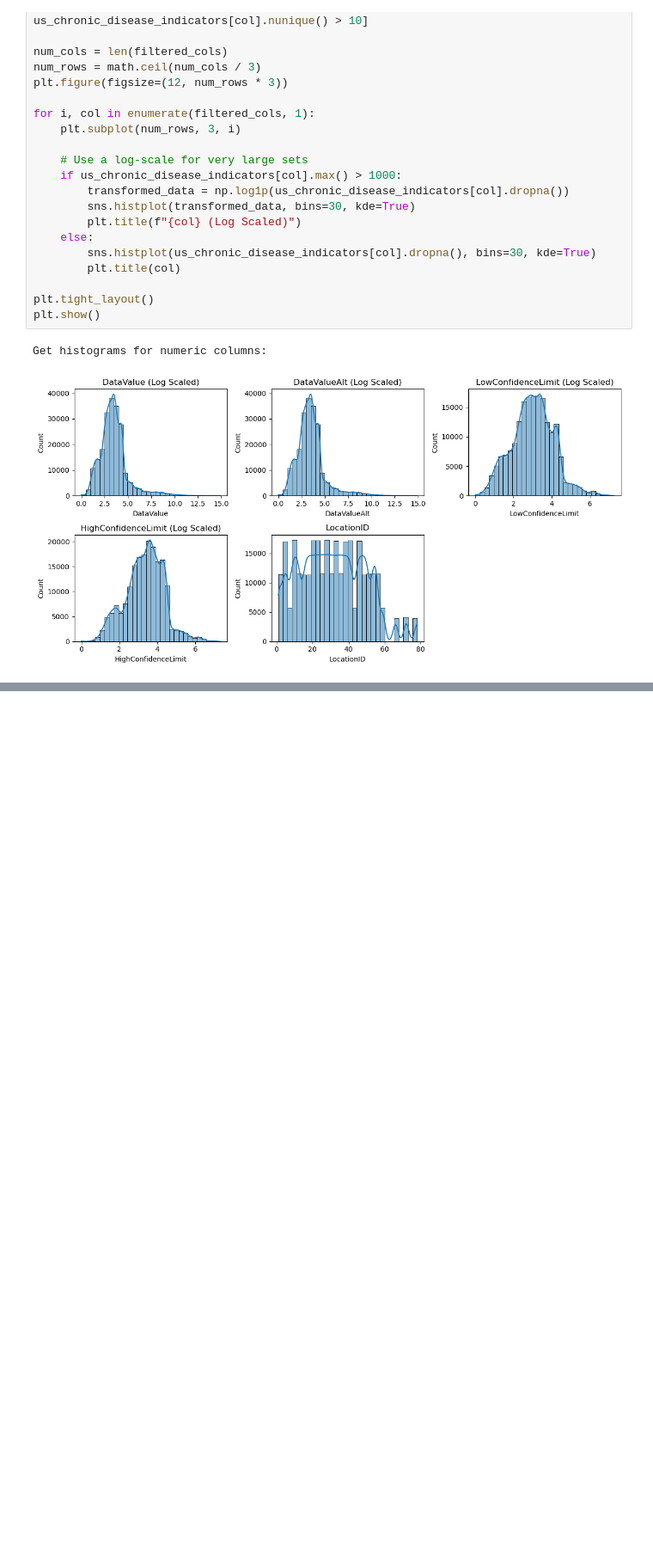
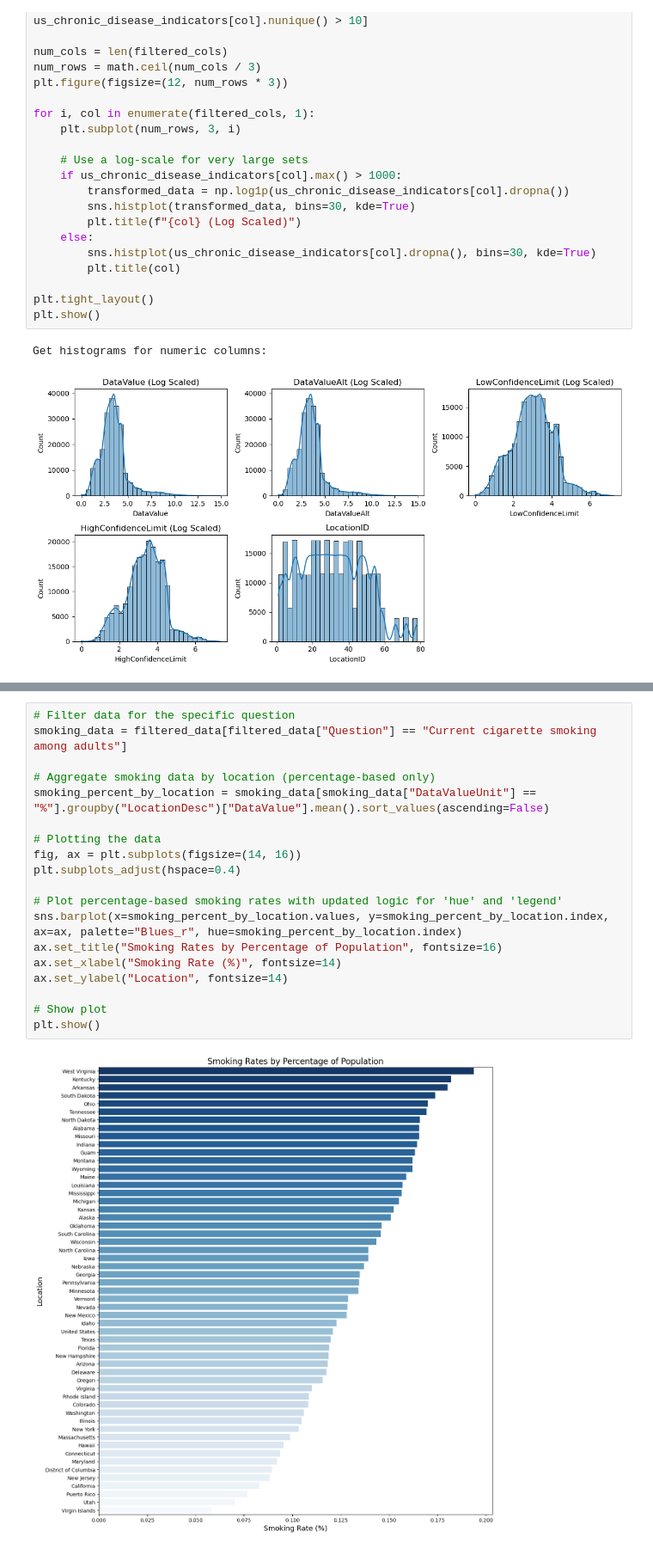
Before and after one commit to florianaewing/AD450_FE, a Jupyter notebook: AD450_Final_FE.ipynb, the cells around one changed output, grey strips where cells are left out. Shown at 86% size. Drawn from its saved outputs; the diff is of its cells as text; blank space fills up the shorter version.

```diff
--- a/AD450_Final_FE.ipynb
+++ b/AD450_Final_FE.ipynb
@@ -173,0 +479,21 @@ Rate per 1,000 rows: 6258
+# %%
+# Filter data for the specific question
+smoking_data = filtered_data[filtered_data["Question"] == "Current cigarette smoking among adults"]
+
+# Aggregate smoking data by location (percentage-based only)
+smoking_percent_by_location = smoking_data[smoking_data["DataValueUnit"] == "%"].groupby("LocationDesc")["DataValue"].mean().sort_values(ascending=False)
+
+# Plotting the data
+fig, ax = plt.subplots(figsize=(14, 16))
+plt.subplots_adjust(hspace=0.4)
+
+# Plot percentage-based smoking rates with updated logic for 'hue' and 'legend'
+sns.barplot(x=smoking_percent_by_location.values, y=smoking_percent_by_location.index, ax=ax, palette="Blues_r", hue=smoking_percent_by_location.index)
+ax.set_title("Smoking Rates by Percentage of Population", fontsize=16)
+ax.set_xlabel("Smoking Rate (%)", fontsize=14)
+ax.set_ylabel("Location", fontsize=14)
+
+# Show plot
+plt.show()
+# %% [output]
+[figure, added]
```
Also changed, not shown: parts of 30 cells of this notebook.
